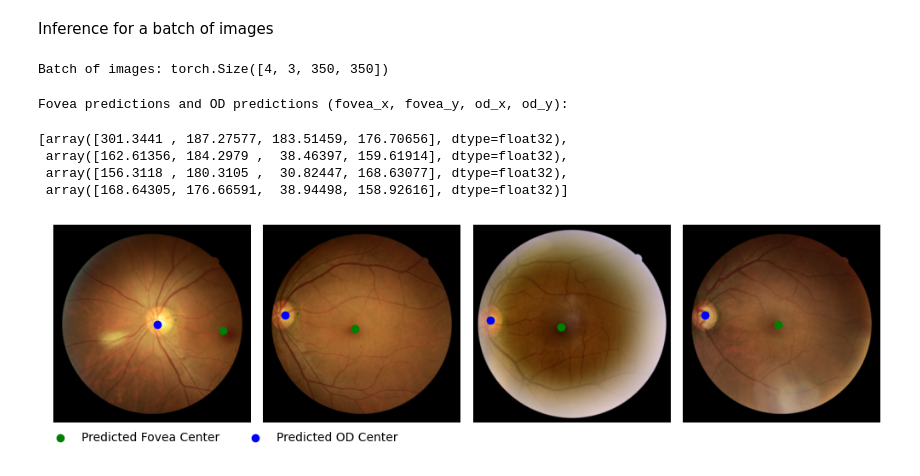
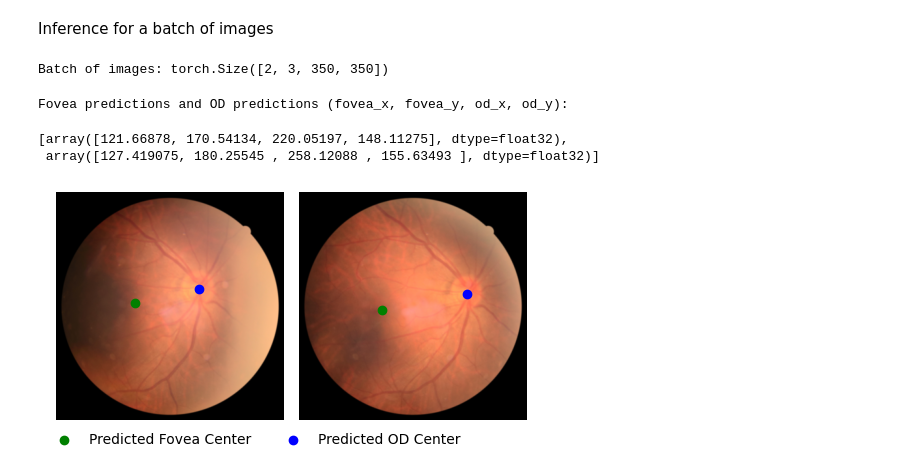
Before and after one commit to berenslab/fundus_image_toolbox, a Jupyter notebook: fundus_fovea_od_localization/usage.ipynb, the cells around one changed output. Saved outputs shown, nothing was run; the diff lists cells and outputs as text; code cells hidden in the pictures.

```diff
--- a/fundus_fovea_od_localization/usage.ipynb
+++ b/fundus_fovea_od_localization/usage.ipynb
@@ -47,8 +11,5 @@ model.train(train_dataloader, val_dataloader)
 # %%
-inference = True
-evaluate = False
-plot = False
-device = "cuda:0"
+device = "cpu"
 
 # Choose your model:
 #  - "default" for the authors' model
@@ -127,3 +62,8 @@ image_paths = [
+# %%
+image_paths = [
+    "../fundus1.jpg",
+    "../fundus2.jpg",
+]
 # %%
 # Feed in same sized images of at least 350x350 px
 transform = Compose([Resize(350, antialias=True), CenterCrop(350), ToTensor()])
@@ -132,33 +72,31 @@ image_batch = torch.stack([transform(Image.open(image_path)) for image_path in i
 
 print(f"Batch of images: {image_batch.shape}")
 # %% [output]
-Batch of images: torch.Size([4, 3, 350, 350])
+Batch of images: torch.Size([2, 3, 350, 350])
 # %%
 labels = model.predict(image_batch)
 print("Fovea predictions and OD predictions (fovea_x, fovea_y, od_x, od_y):")
 display(labels)
 # %% [output]
 Fovea predictions and OD predictions (fovea_x, fovea_y, od_x, od_y):
-[array([301.3441 , 187.27577, 183.51459, 176.70656], dtype=float32),
- array([162.61356, 184.2979 ,  38.46397, 159.61914], dtype=float32),
- array([156.3118 , 180.3105 ,  30.82447, 168.63077], dtype=float32),
- array([168.64305, 176.66591,  38.94498, 158.92616], dtype=float32)]
+[array([121.66878, 170.54134, 220.05197, 148.11275], dtype=float32),
+ array([127.419075, 180.25545 , 258.12088 , 155.63493 ], dtype=float32)]
 # %%
-# plot the images with the predicted labels
-fig, axs = plt.subplots(1, 4, figsize=(10, 3))
+# Plot the images with the predicted labels
+fig, axs = plt.subplots(1, len(labels), figsize=(2.5*len(labels), 3))
 
 for (image_path, label, ax) in zip(image_paths, labels, axs.flatten()):
     # Make sure to plot the image in the same size as it was fed into the model
     img = transform(Image.open(image_path)).permute(1, 2, 0)
     ax.imshow(img)
     fovea_x, fovea_y, od_x, od_y = label
     ax.scatter(fovea_x, fovea_y, c="g", label="Predicted Fovea Center")
     ax.scatter(od_x, od_y, c="b", label="Predicted OD Center")
     ax.axis("off")
 
 # Add a legend
 fig.legend(["Predicted Fovea Center", "Predicted OD Center"], loc="lower left", ncol=2, frameon=False)
 plt.tight_layout()
 plt.show()
 # %% [output]
-[figure, old version]
+[figure, new version]
```
Also changed, not shown: parts of 16 cells of this notebook, 11 other files.
